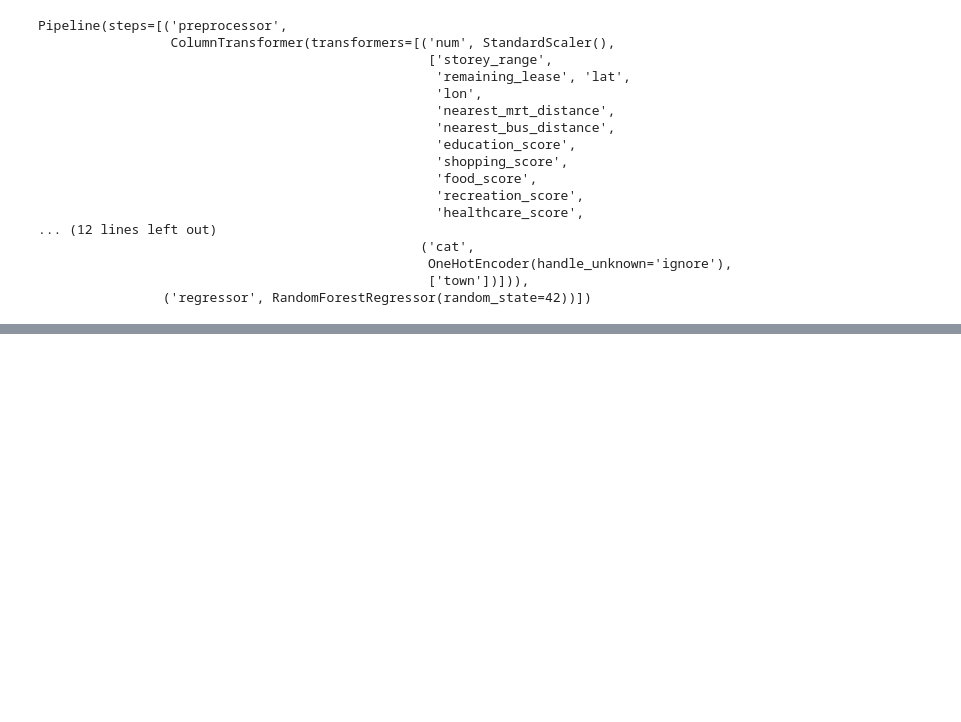
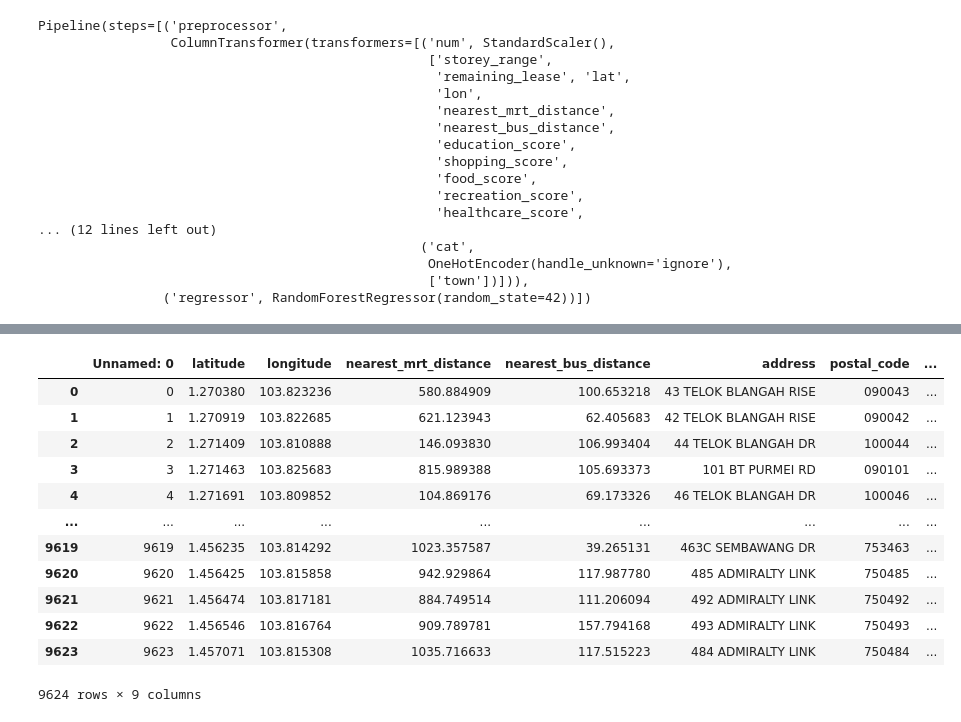
Before and after one commit to yuntsingg/DSE3101-HDB-Decode, a Jupyter notebook: code/ML_on_relevant_dataset.ipynb, the cells around one changed output, grey strips where cells are left out. Drawn from its saved outputs; the diff is of its cells as text; code cells hidden in the pictures; blank space fills up the shorter version.

```diff
--- a/code/ML_on_relevant_dataset.ipynb
+++ b/code/ML_on_relevant_dataset.ipynb
@@ -128,0 +183,18 @@ df_now
+# %%
+df_geo = pd.read_csv('../../Local/hdb_geospatial.csv')
+# %%
+df_geo
+# %% [output]
+|  | Unnamed: 0 | latitude | longitude | nearest_mrt_distance | nearest_bus_distance | address | postal_code | ... |
+| 0 | 0 | 1.270380 | 103.823236 | 580.884909 | 100.653218 | 43 TELOK BLANGAH RISE | 090043 | ... |
+| 1 | 1 | 1.270919 | 103.822685 | 621.123943 | 62.405683 | 42 TELOK BLANGAH RISE | 090042 | ... |
+| 2 | 2 | 1.271409 | 103.810888 | 146.093830 | 106.993404 | 44 TELOK BLANGAH DR | 100044 | ... |
+| 3 | 3 | 1.271463 | 103.825683 | 815.989388 | 105.693373 | 101 BT PURMEI RD | 090101 | ... |
+| 4 | 4 | 1.271691 | 103.809852 | 104.869176 | 69.173326 | 46 TELOK BLANGAH DR | 100046 | ... |
+| ... | ... | ... | ... | ... | ... | ... | ... | ... |
+| 9619 | 9619 | 1.456235 | 103.814292 | 1023.357587 | 39.265131 | 463C SEMBAWANG DR | 753463 | ... |
+| 9620 | 9620 | 1.456425 | 103.815858 | 942.929864 | 117.987780 | 485 ADMIRALTY LINK | 750485 | ... |
+| 9621 | 9621 | 1.456474 | 103.817181 | 884.749514 | 111.206094 | 492 ADMIRALTY LINK | 750492 | ... |
+| 9622 | 9622 | 1.456546 | 103.816764 | 909.789781 | 157.794168 | 493 ADMIRALTY LINK | 750493 | ... |
+| 9623 | 9623 | 1.457071 | 103.815308 | 1035.716633 | 117.515223 | 484 ADMIRALTY LINK | 750484 | ... |
+9624 rows × 9 columns
```
Also changed, not shown: parts of 14 cells of this notebook.
